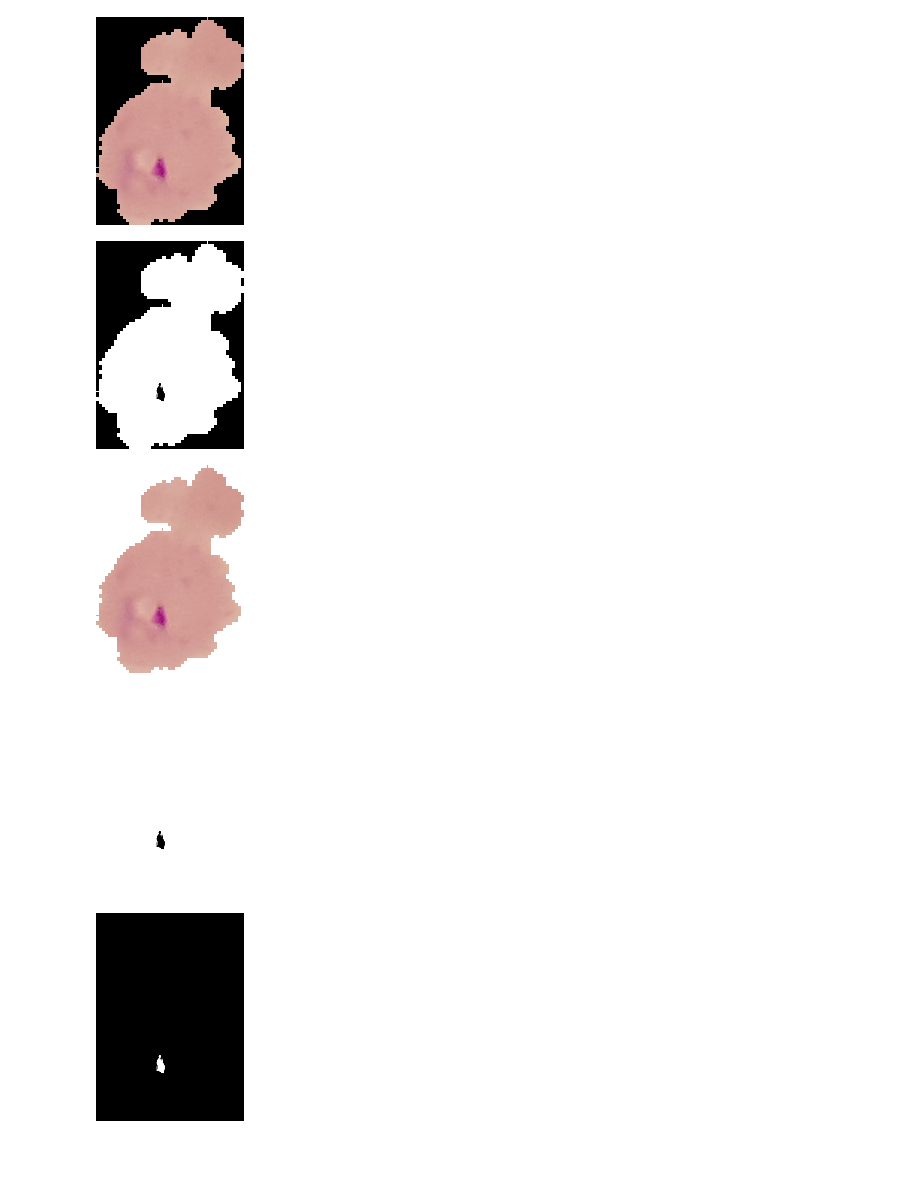
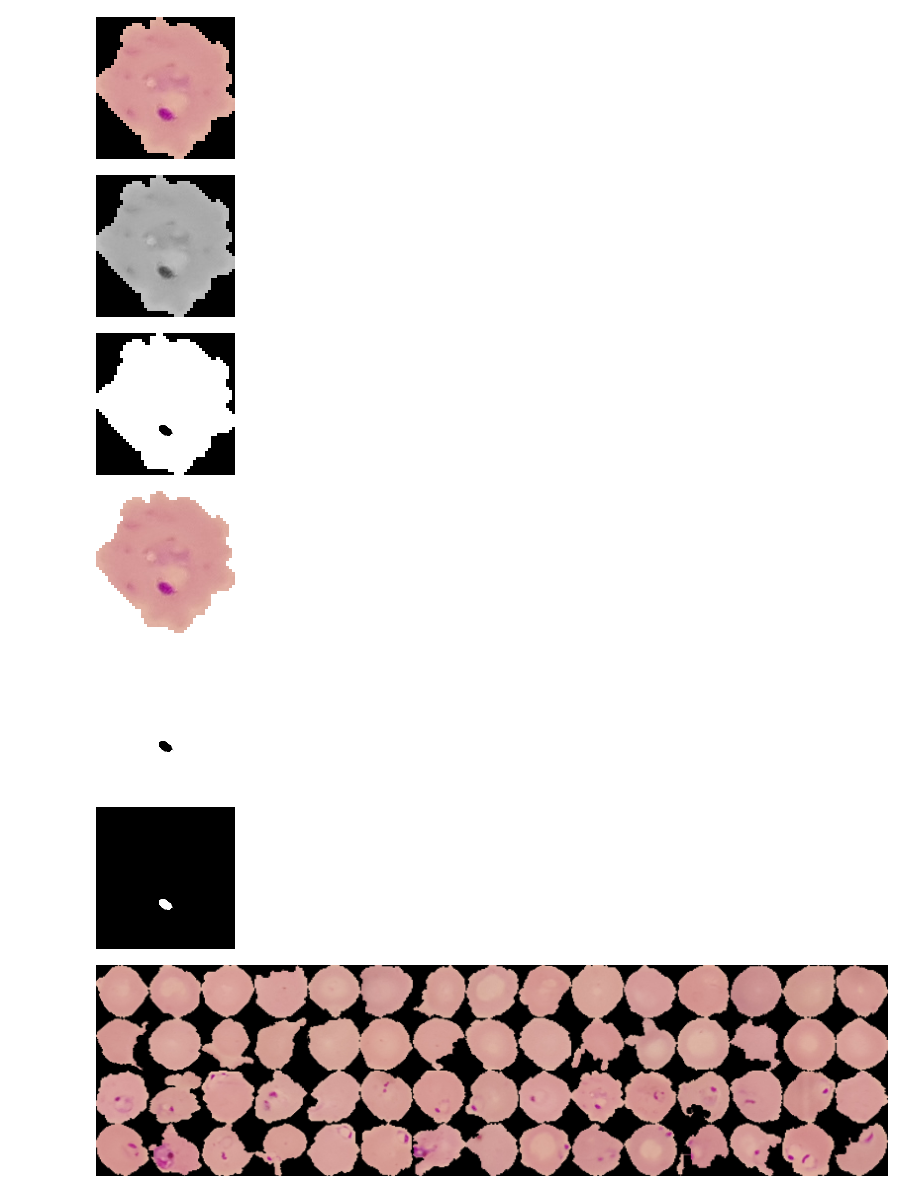
Before and after one commit to TheMrKingent/Cells, a Jupyter notebook: PreliminaryTest.ipynb, the cells around one changed output. Cells and saved outputs as stored; diff of their text form; code cells hidden in the pictures; blank space fills up the shorter version.

Commit message:
Update Logistic.R, New plots

```diff
--- a/PreliminaryTest.ipynb
+++ b/PreliminaryTest.ipynb
@@ -11,21 +11,29 @@ names0 = os.listdir(os.path.join(path, 'data', 'Uninfected'))
 names1 = os.listdir(os.path.join(path, 'data', 'Parasitized'))
 
 img0 = Image.open(os.path.join(path, 'data', 'Uninfected', names0[3]))
-img1 = Image.open(os.path.join(path, 'data', 'Parasitized', names1[1]))
+img1 = Image.open(os.path.join(path, 'data', 'Parasitized', names1[9]))
 # %%
 # Raw image
 img = img1
+img.save('plot/originale.png')
 img
 # %% [output]
-[figure, old version]
+[figure, new version]
+# %%
+# Create B/W
+opt = img.convert(mode='L')
+opt.save('plot/bw.png')
+opt
+# %% [output]
+[figure, added]
 # %%
-# Create B/W contrast enhanced
-opt = img.convert(mode='L')
+# Create contrast enhanced
 enhancer = ImageEnhance.Contrast(opt)
 opt = enhancer.enhance(20)
+opt.save('plot/contrast.png')
 opt
 # %% [output]
-[figure, old version]
+[figure, new version]
 # %%
 # Create Mask
 mask = img
@@ -34,9 +42,11 @@ for i in range(mask.size[0]):
     for j in range(mask.size[1]):
         if pixels_mask[i,j] == (0,0,0):
             pixels_mask[i,j] = (255, 255, 255)
+
+mask.save('plot/mask.png')
 mask
 # %% [output]
-[figure, old version]
+[figure, new version]
 # %%
 # Join Mask over B/W
 pixels_opt = opt.load()
@@ -44,12 +54,52 @@ for i in range(mask.size[0]):
     for j in range(mask.size[1]):
         if pixels_mask[i,j] == (255, 255, 255):
             pixels_opt[i,j] = 255
+
+opt.save('plot/join.png')
 opt
 # %% [output]
-[figure, old version]
+[figure, new version]
 # %%
 # Invert
 opt = ImageOps.invert(opt)
+opt.save('plot/inverse.png')
 opt
 # %% [output]
-[figure, old version]
+[figure, new version]
+# %%
+folders = ['Uninfected', 'Parasitized']
+images = []
+
+for cat in [0,1]:
+    names = os.listdir(os.path.join('data', folders[cat]))
+    i = 0
+    for name in names:
+          img = Image.open(os.path.join('data', folders[cat], name))
+          images.append(img.resize((128,128)))
+          i += 1
+          if i == 30: break
+
+widths, heights = zip(*(i.size for i in images))
+
+total_width = 128*15
+max_height = 128*4
+
+new_im = Image.new('RGB', (total_width, max_height))
+
+x_offset = 0
+y_offset = 0
+i = 0
+for im in images:
+  new_im.paste(im, (x_offset, y_offset))
+  x_offset += im.size[0]
+
+  i += 1
+  if (i % 15) == 0:
+          x_offset = 0
+          y_offset += im.size[1]
+
+
+new_im.save('plot/mosaic.pdf')
+new_im
+# %% [output]
+[figure, added]
```
Also changed, not shown: 19 other files.
